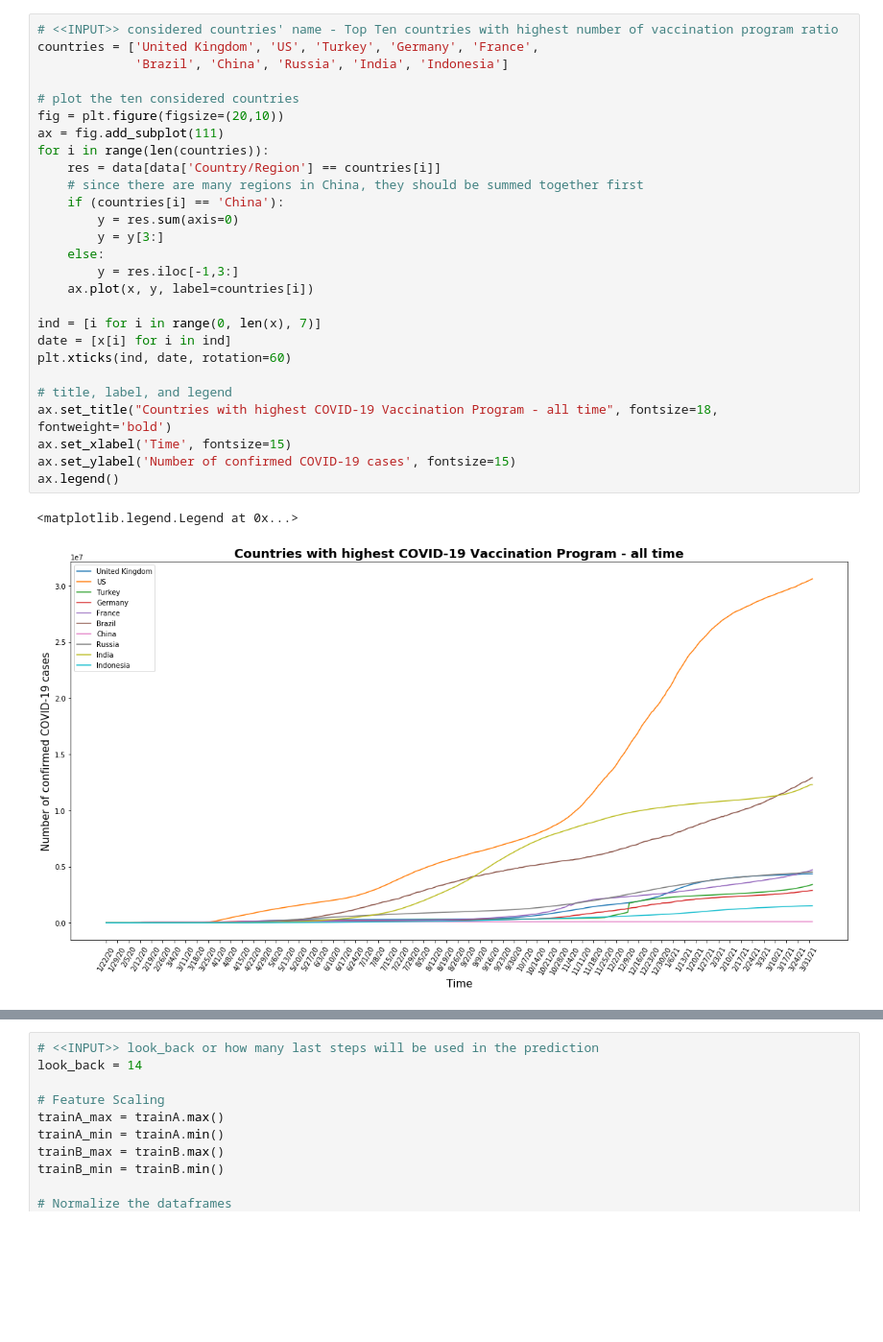
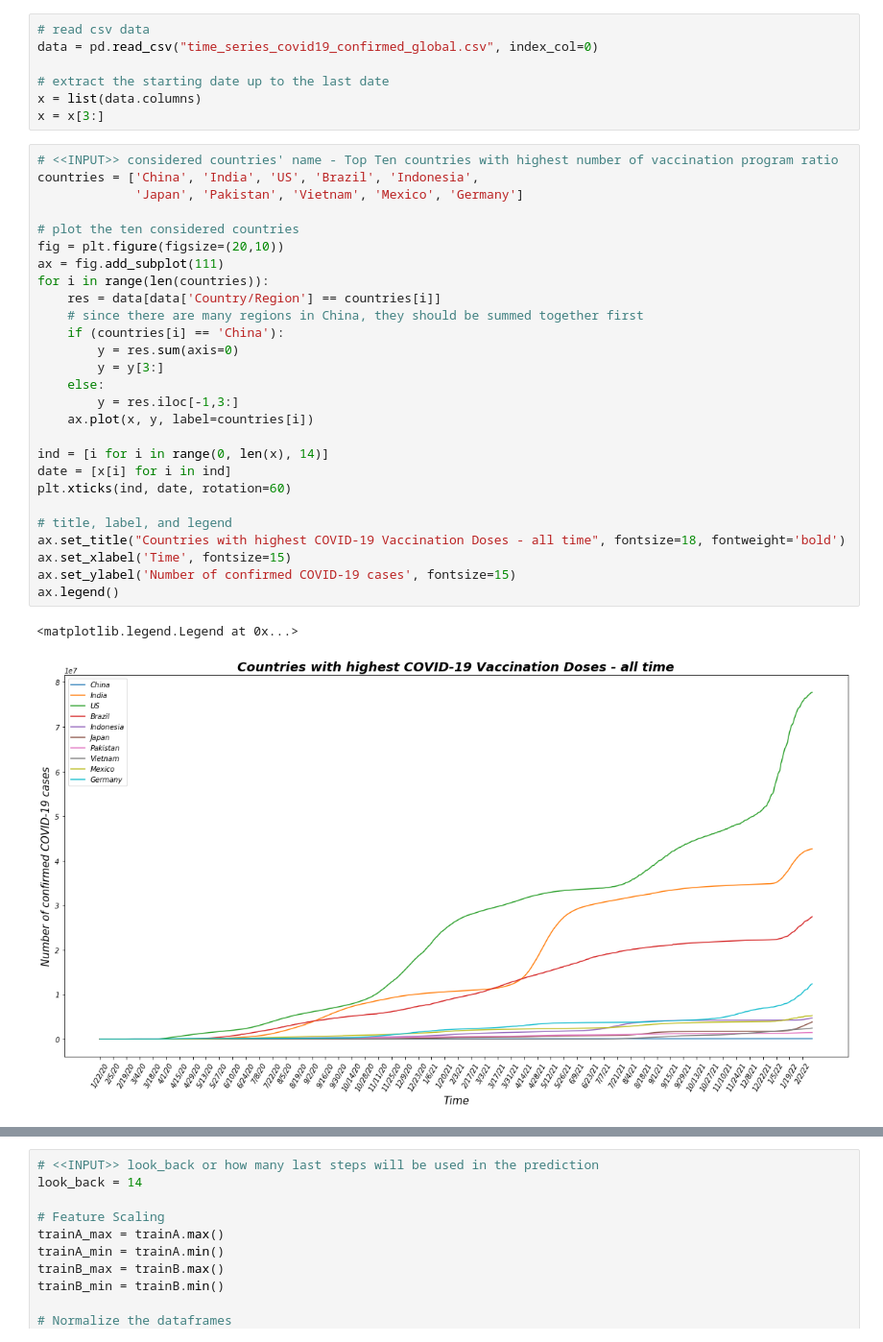
Before and after one commit to senghansun/COVID-19-with-LSTM, a Jupyter notebook: COVID-19 LSTM/COV19 Prediction-Vaccination Effect.ipynb, the cells around one changed output, grey strips where cells are left out. Shown: that part at 96% size. Saved outputs shown, nothing was run; the diff lists cells and outputs as text; blank space fills up the shorter version.

```diff
--- a/COVID-19 LSTM/COV19 Prediction-Vaccination Effect.ipynb
+++ b/COVID-19 LSTM/COV19 Prediction-Vaccination Effect.ipynb
@@ -23,33 +16,40 @@ x = x[3:]
+# %%
+# read csv data
+data = pd.read_csv("time_series_covid19_confirmed_global.csv", index_col=0)
+
+# extract the starting date up to the last date
+x = list(data.columns)
+x = x[3:]
 # %%
 # <<INPUT>> considered countries' name - Top Ten countries with highest number of vaccination program ratio
-countries = ['United Kingdom', 'US', 'Turkey', 'Germany', 'France',
-             'Brazil', 'China', 'Russia', 'India', 'Indonesia']
+countries = ['China', 'India', 'US', 'Brazil', 'Indonesia',
+             'Japan', 'Pakistan', 'Vietnam', 'Mexico', 'Germany']
 
 # plot the ten considered countries
 fig = plt.figure(figsize=(20,10))
 ax = fig.add_subplot(111)
 for i in range(len(countries)):
     res = data[data['Country/Region'] == countries[i]]
     # since there are many regions in China, they should be summed together first
     if (countries[i] == 'China'):
         y = res.sum(axis=0)
         y = y[3:]
     else:
         y = res.iloc[-1,3:]
     ax.plot(x, y, label=countries[i])
 
-ind = [i for i in range(0, len(x), 7)]
+ind = [i for i in range(0, len(x), 14)]
 date = [x[i] for i in ind]
 plt.xticks(ind, date, rotation=60)
 
 # title, label, and legend
-ax.set_title("Countries with highest COVID-19 Vaccination Program - all time", fontsize=18, fontweight='bold')
+ax.set_title("Countries with highest COVID-19 Vaccination Doses - all time", fontsize=18, fontweight='bold')
 ax.set_xlabel('Time', fontsize=15)
 ax.set_ylabel('Number of confirmed COVID-19 cases', fontsize=15)
 ax.legend()
 # %% [output]
 <matplotlib.legend.Legend at 0x...>
-[figure, old version]
+[figure, new version]
 # %%
 # <<INPUT>> the considered START DATE for mass vaccination program
 endDate = '2/1/21'
```
Also changed, not shown: parts of 12 cells of this notebook.
